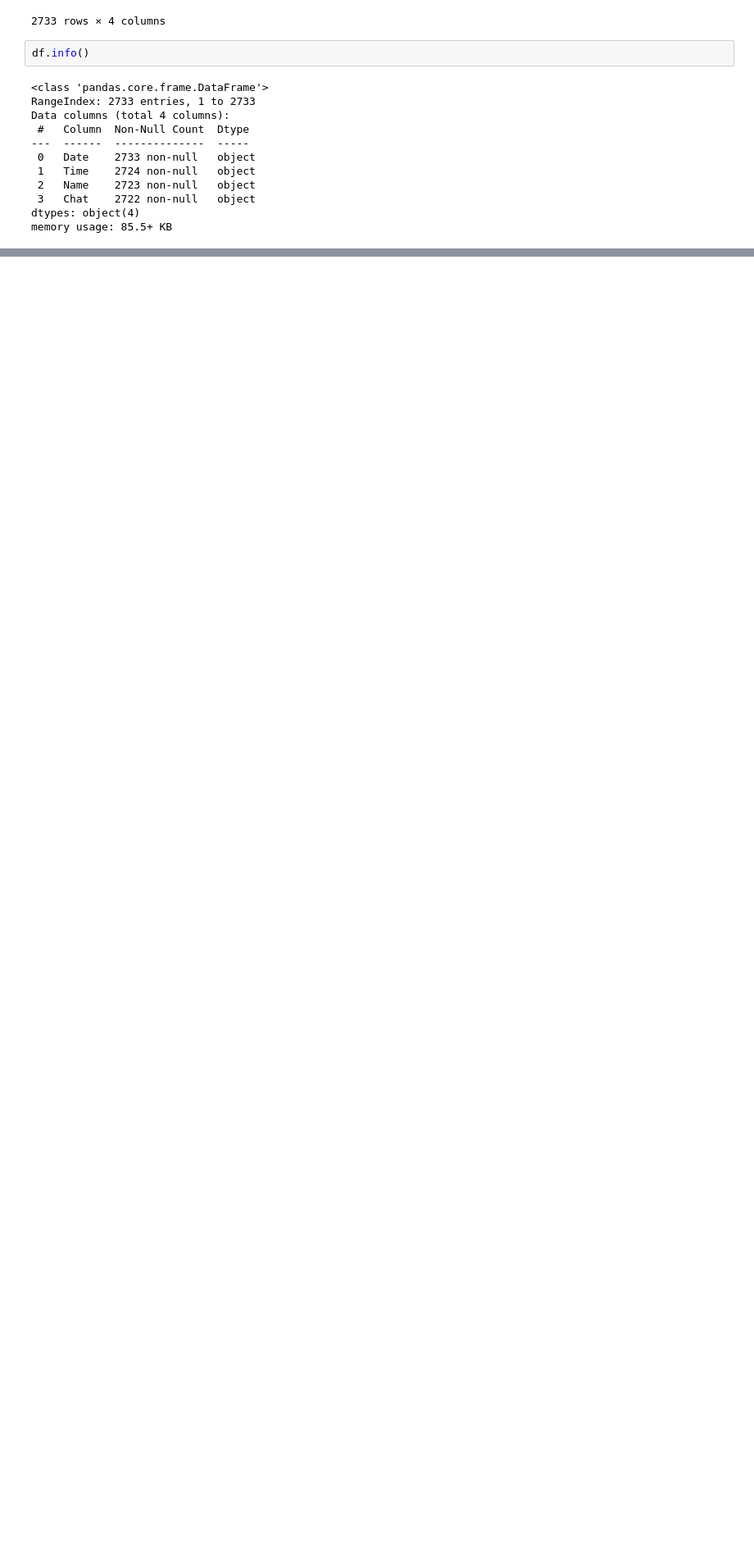
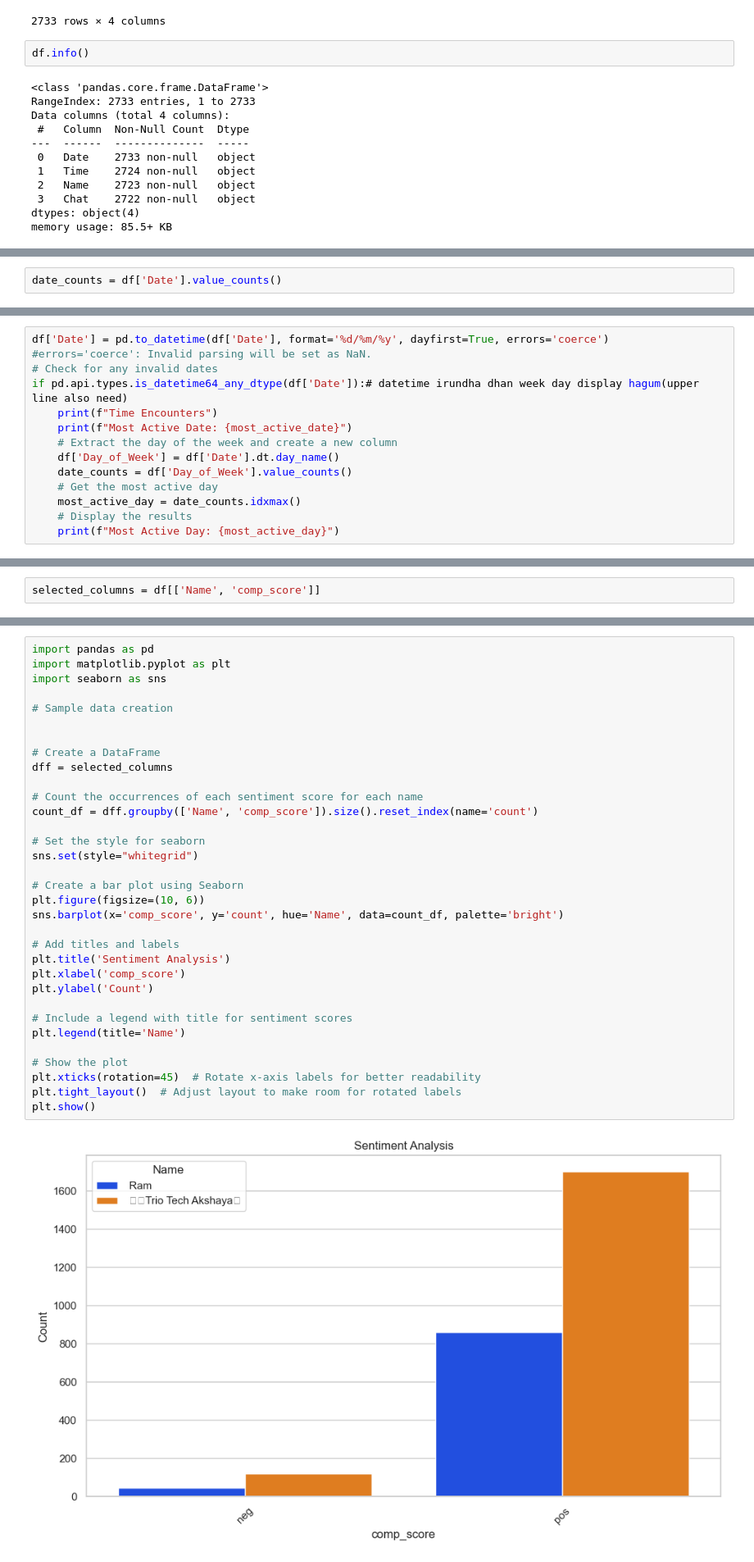
Before and after one commit to DeepikaBalachandran89/Week13--Natural-Language-Processing, a Jupyter notebook: PROJECT WHATSAPP FLIRT PREDICTION.ipynb, the cells around one changed output, grey strips where cells are left out. Shown at 82% size. Cells and saved outputs as stored; diff of their text form; blank space fills up the shorter version.

```diff
--- a/PROJECT WHATSAPP FLIRT PREDICTION.ipynb
+++ b/PROJECT WHATSAPP FLIRT PREDICTION.ipynb
@@ -215,0 +334,2 @@ memory usage: 85.5+ KB
+# %%
+date_counts = df['Date'].value_counts()
@@ -215,0 +362,14 @@ memory usage: 85.5+ KB
+# %%
+df['Date'] = pd.to_datetime(df['Date'], format='%d/%m/%y', dayfirst=True, errors='coerce')
+#errors='coerce': Invalid parsing will be set as NaN.
+# Check for any invalid dates
+if pd.api.types.is_datetime64_any_dtype(df['Date']):# datetime irundha dhan week day display hagum(upper line also need)
+    print(f"Time Encounters")
+    print(f"Most Active Date: {most_active_date}")
+    # Extract the day of the week and create a new column
+    df['Day_of_Week'] = df['Date'].dt.day_name()
+    date_counts = df['Day_of_Week'].value_counts()
+    # Get the most active day
+    most_active_day = date_counts.idxmax()
+    # Display the results
+    print(f"Most Active Day: {most_active_day}")
@@ -215,0 +622,2 @@ memory usage: 85.5+ KB
+# %%
+selected_columns = df[['Name', 'comp_score']]
@@ -215,0 +640,35 @@ memory usage: 85.5+ KB
+# %%
+import pandas as pd
+import matplotlib.pyplot as plt
+import seaborn as sns
+
+# Sample data creation
+
+
+# Create a DataFrame
+dff = selected_columns
+
+# Count the occurrences of each sentiment score for each name
+count_df = dff.groupby(['Name', 'comp_score']).size().reset_index(name='count')
+
+# Set the style for seaborn
+sns.set(style="whitegrid")
+
+# Create a bar plot using Seaborn
+plt.figure(figsize=(10, 6))
+sns.barplot(x='comp_score', y='count', hue='Name', data=count_df, palette='bright')
+
+# Add titles and labels
+plt.title('Sentiment Analysis')
+plt.xlabel('comp_score')
+plt.ylabel('Count')
+
+# Include a legend with title for sentiment scores
+plt.legend(title='Name')
+
+# Show the plot
+plt.xticks(rotation=45)  # Rotate x-axis labels for better readability
+plt.tight_layout()  # Adjust layout to make room for rotated labels
+plt.show()
+# %% [output]
+[figure, added]
```
Also changed, not shown: parts of 39 cells of this notebook.
